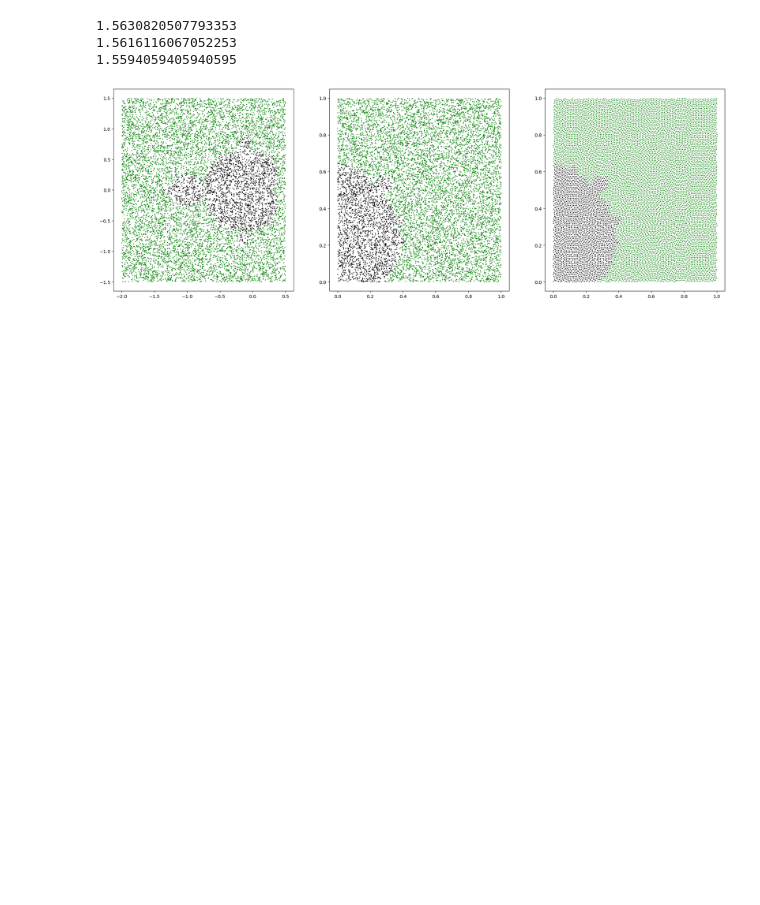
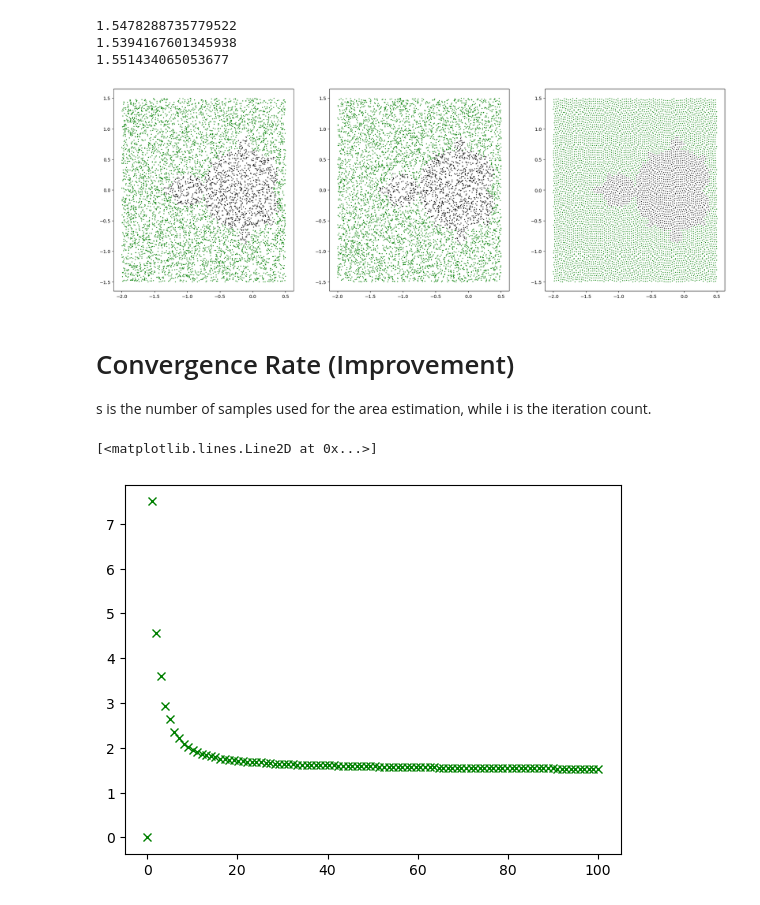
Before and after one commit to lendobo/Stochastic_Sim_1, a Jupyter notebook: mandelbrot.ipynb, the cells around one changed output. Cells and saved outputs as stored; diff of their text form; code cells hidden in the pictures; blank space fills up the shorter version.

Commit message:
Added rudimentary iteration convergence measure

```diff
--- a/mandelbrot.ipynb
+++ b/mandelbrot.ipynb
@@ -27,7 +29,7 @@ def complex_matrix(x_range, y_range, density):
 
     return re[np.newaxis, :] + im[:, np.newaxis] * 1j
 
-def random_sampling(x_range, y_range, density, seed=12321):
+def random_sampling(x_range, y_range, density, seed=42):
     """
     Returns randomly sampled points within a given range
     Args:
@@ -49,7 +51,7 @@ def random_sampling(x_range, y_range, density, seed=12321):
 
     return random_c
 
-def latin_and_ortho(x_range, y_range, density, ortho=False, seed=12321):
+def latin_and_ortho(x_range, y_range, density, ortho=False,seed=42):
     """
     Latin hypercube sampling in 2 dimensions.
     Args:
@@ -65,14 +67,18 @@ def latin_and_ortho(x_range, y_range, density, ortho=False, seed=12321):
     # samples = np.asarray(latin.generate(space.dimensions, density))
 
     if not ortho:
-        sampler = qmc.LatinHypercube(d=2)
+        sampler = qmc.LatinHypercube(d=2, seed=seed)
 
     else:
-        sampler = qmc.LatinHypercube(d=2, strength=2)
+        sampler = qmc.LatinHypercube(d=2, strength=2, seed=seed)
 
     sample = sampler.random(n=density)
-    qmc.scale(sample, x_range, y_range)
 
+    # Rearranging the bounds for LHC scaling
+    l_bounds = [x_range[0], y_range[0]]
+    u_bounds = [x_range[1], y_range[1]]
+
+    sample = qmc.scale(sample, l_bounds, u_bounds)
     samples = np.asarray(sample)
 
     re = samples[:, 0]
@@ -115,7 +121,7 @@ def rejection_sampling(x_range, y_range, C, max_iterations=100):
 x_range = [-2, 0.5]
 y_range = [-1.5, 1.5]
 
-sample_size =  10201 # 6241 # 529
+sample_size =  6241 #  #   529 10201
 max_iterations = 100
 
 # Sampling points
@@ -139,9 +145,9 @@ print(random_area)
 print(latin_area)
 print(ortho_area)
 # %% [output]
-1.5630820507793353
-1.5616116067052253
-1.5594059405940595
+1.5478288735779522
+1.5394167601345938
+1.551434065053677
 # %%
 # PLotting
 
@@ -150,4 +156,38 @@ for i, type in enumerate([random_sample, latin_sample, ortho_sample]):
     ax[i].plot([z.real for z in type[Ms[i]]], [z.imag for z in type[Ms[i]]], 'ko', markersize =1)
     ax[i].plot([z.real for z in type[~Ms[i]]], [z.imag for z in type[~Ms[i]]], 'go', markersize =1)
 # %% [output]
-[figure, old version]
+[figure, new version]
+# %% [markdown]
+# Convergence Rate (Improvement)
+
+s is the number of samples used for the area estimation, while i is the iteration count.
+# %%
+def iteration_conv(x_range, y_range, C, max_iter_count=100):
+    """
+    Estimates the area of the mandelbrot using a range of iteration values
+
+    Args:
+        x_range     range of the real component
+        y_range     range of the imaginary component
+    Returns:
+        Area        Area estimation
+    """
+
+    Areas = np.zeros(max_iter_count)
+
+    for i in range(1, max_iter_count):
+        area, Ms = rejection_sampling(x_range, y_range, C, max_iterations=i)
+        Areas[i] = area
+
+    return Areas
+# %%
+# Testing the functions
+N_i = 100
+x = np.linspace(0,100,100)
+
+lhs_areas = iteration_conv(x_range, y_range, latin_sample, max_iter_count=N_i)
+
+plt.plot(x, lhs_areas, 'gx')
+# %% [output]
+[<matplotlib.lines.Line2D at 0x...>]
+[figure, added]
```
Also changed, not shown: parts of 1 cell of this notebook.
